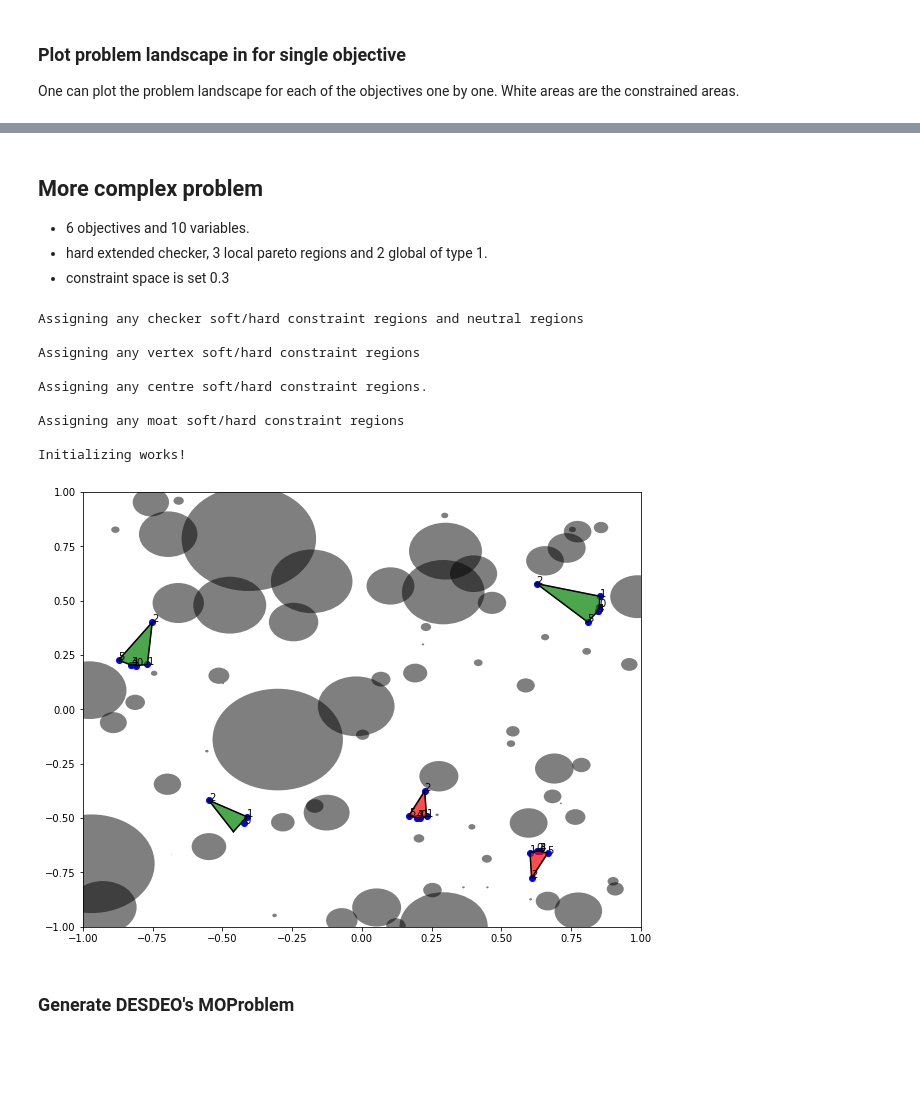
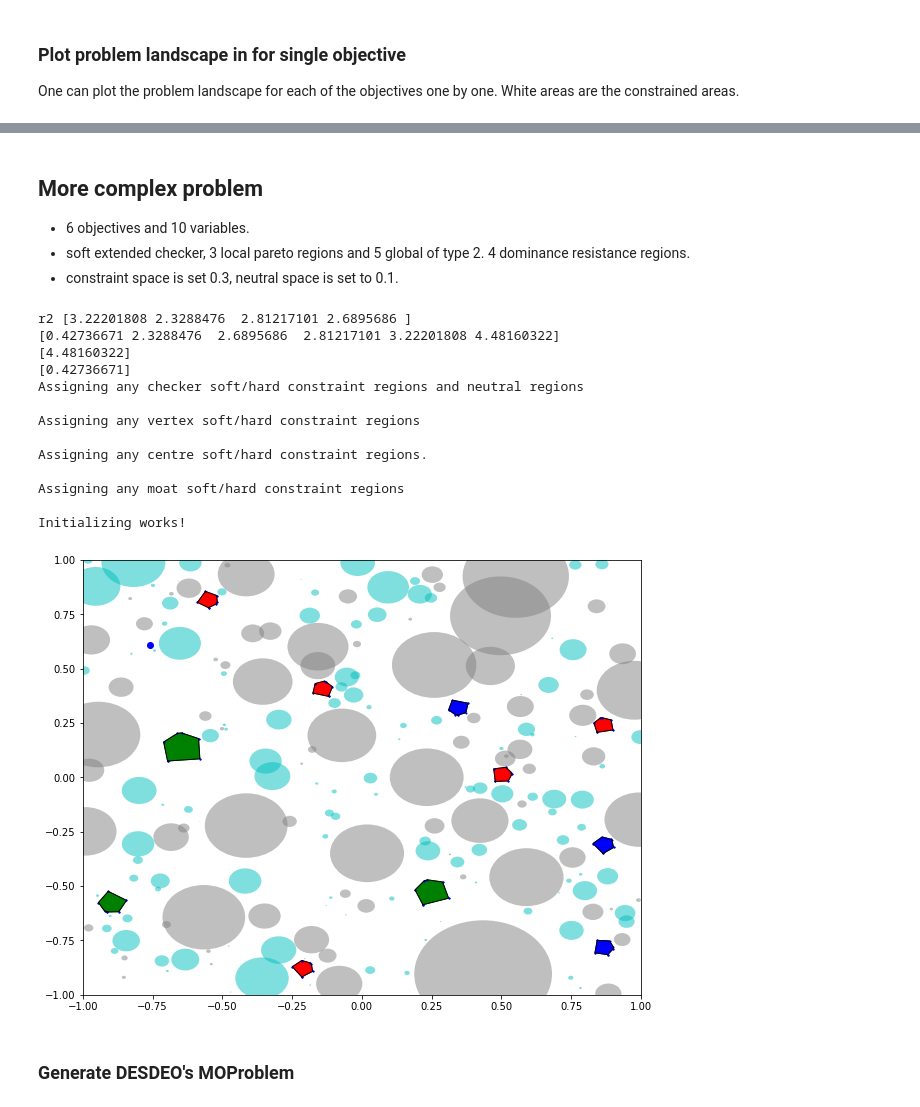
Before and after one commit to industrial-optimization-group/desdeo-problem, a Jupyter notebook: docs/notebooks/DBMOPP_tutorial.ipynb, the cells around one changed output, grey strips where cells are left out. Saved outputs shown, nothing was run; the diff lists cells and outputs as text; code cells hidden in the pictures; blank space fills up the shorter version.

```diff
--- a/docs/notebooks/DBMOPP_tutorial.ipynb
+++ b/docs/notebooks/DBMOPP_tutorial.ipynb
@@ -146,47 +181,61 @@ simple_problem.plot_landscape_for_single_objective(obj, resolution)
 ## More complex problem
 
 - 6 objectives and 10 variables.
-- hard extended checker, 3 local pareto regions and 2 global of type 1.
-- constraint space is set 0.3
+- soft extended checker, 3 local pareto regions and 5 global of type 2. 4 dominance resistance regions.
+- constraint space is set 0.3, neutral space is set to 0.1.
 # %%
 # parameters
 n_objectives = 6
 n_variables = 10
 n_local_pareto_regions = 3
-n_disconnected_regions = 0
-n_global_pareto_regions = 2
+n_dominance_res_regions = 4
+n_global_pareto_regions = 5
 const_space = 0.3
-pareto_set_type = 1
-constraint_type = 4
+pareto_set_type = 2
+constraint_type = 8
 
+ndo = 0
+vary_sol_density = False
+vary_objective_scales = False
+prop_neutral = 0.1
+nm = 10000
 
 complex_problem = DBMOPP_generator(
     n_objectives,
     n_variables,
     n_local_pareto_regions,
-    n_disconnected_regions,
+    n_dominance_res_regions,
     n_global_pareto_regions,
     const_space,
     pareto_set_type,
-    constraint_type, 0, False, False, 0, 10000
+    constraint_type,
+    ndo,
+    vary_sol_density,
+    vary_objective_scales,
+    prop_neutral,
+    nm
 )
 #print(complex_problem._print_params())
 
 print("Initializing works!")
 
 # Plot the generated problem
 complex_problem.plot_problem_instance()
 # %% [output]
+r2 [3.22201808 2.3288476  2.81217101 2.6895686 ]
+[0.42736671 2.3288476  2.6895686  2.81217101 3.22201808 4.48160322]
+[4.48160322]
+[0.42736671]
 Assigning any checker soft/hard constraint regions and neutral regions
 
 Assigning any vertex soft/hard constraint regions
 
 Assigning any centre soft/hard constraint regions.
 
 Assigning any moat soft/hard constraint regions
 
 Initializing works!
-[figure, old version]
+[figure, new version]
 # %% [markdown]
 ### Generate DESDEO's MOProblem
 # %%
```
Also changed, not shown: parts of 13 cells of this notebook, 2 other files.
